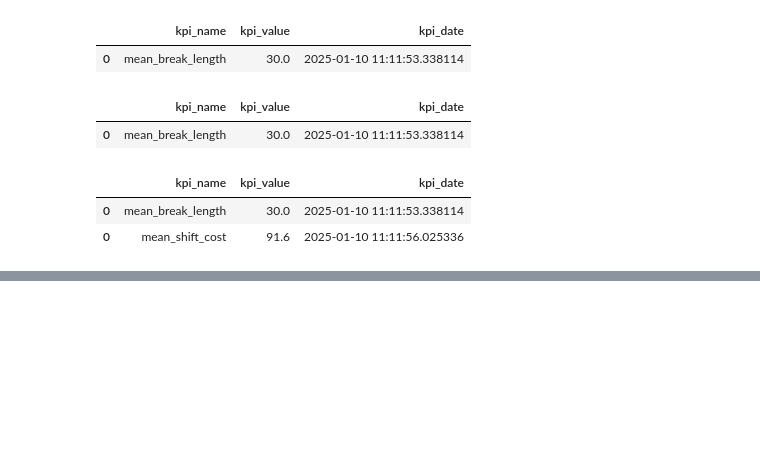
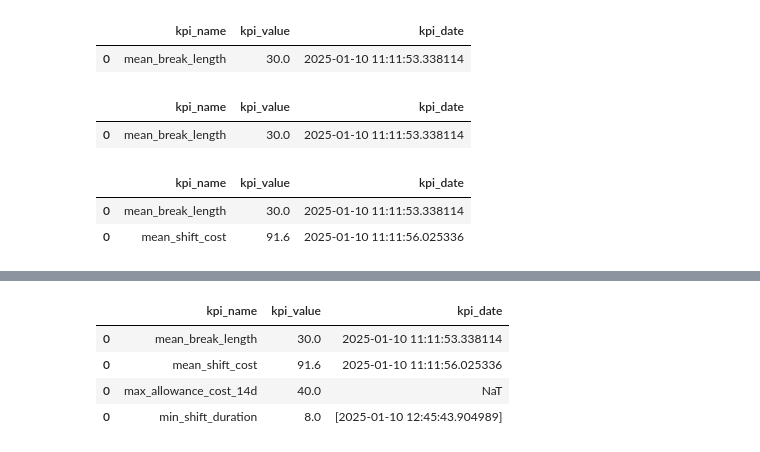
Before and after one commit to MimaJovic/hello-world, a Jupyter notebook: my_code/code.ipynb, the cells around one changed output, grey strips where cells are left out. Drawn from its saved outputs; the diff is of its cells as text; code cells hidden in the pictures; blank space fills up the shorter version.

```diff
--- a/my_code/code.ipynb
+++ b/my_code/code.ipynb
@@ -197,0 +207,12 @@ Max allowance cost in the previous 14 days is:  40.0
+# %%
+# Get minimum shift duration and add it as new row in stg_kpis
+min_shift_duration = stg_shifts["shift_duration"].min()
+new_row = pd.DataFrame({'kpi_name': ['min_shift_duration'], 'kpi_value': [min_shift_duration], 'kpi_date': [[pd.to_datetime('now')]]})
+stg_kpis = pd.concat([stg_kpis, new_row])
+display(stg_kpis)
+# %% [output]
+|  | kpi_name | kpi_value | kpi_date |
+| 0 | mean_break_length | 30.0 | 2025-01-10 11:11:53.338114 |
+| 0 | mean_shift_cost | 91.6 | 2025-01-10 11:11:56.025336 |
+| 0 | max_allowance_cost_14d | 40.0 | NaT |
+| 0 | min_shift_duration | 8.0 | [2025-01-10 12:45:43.904989] |
```
Also changed, not shown: parts of 2 cells of this notebook, 2 other files.
